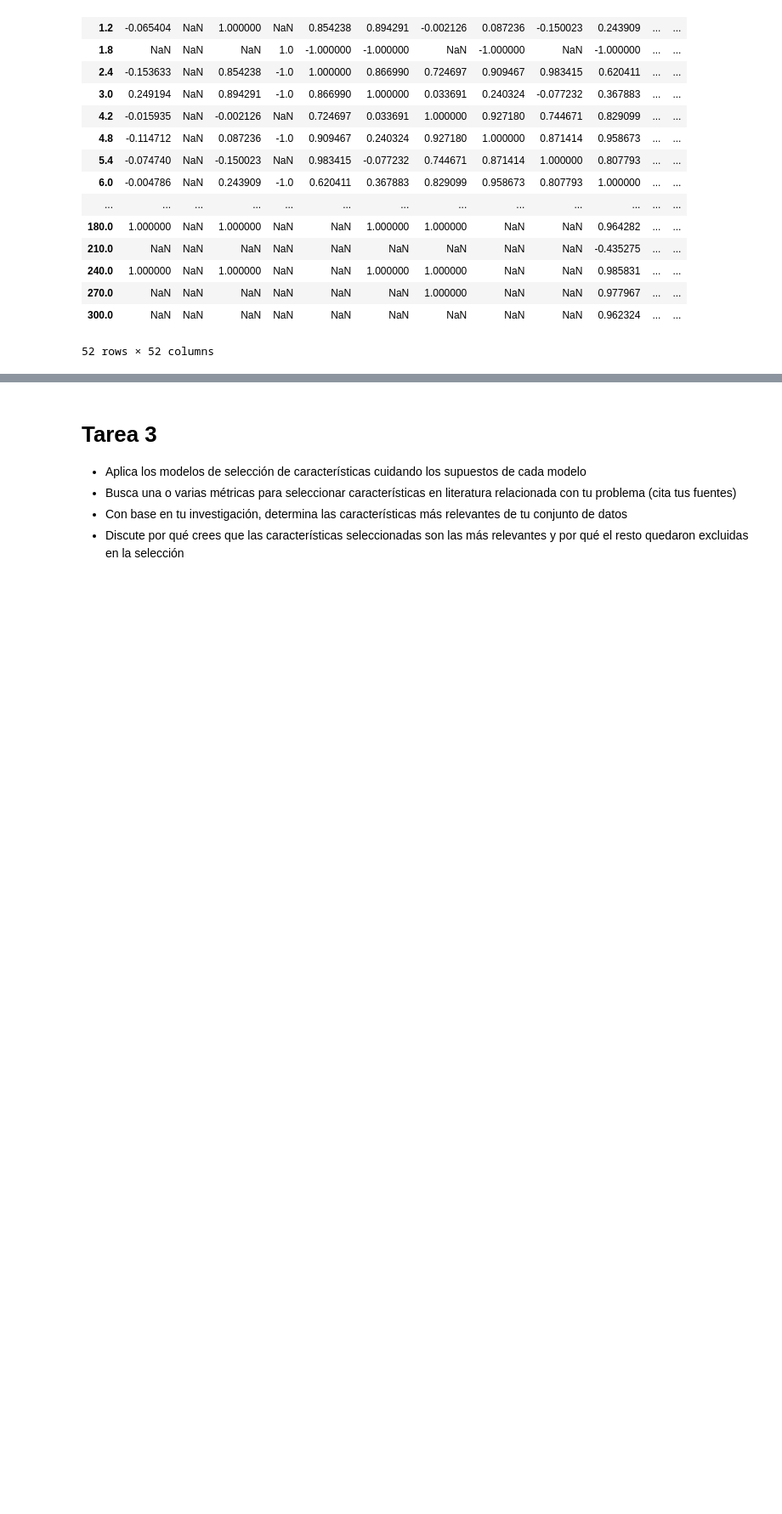
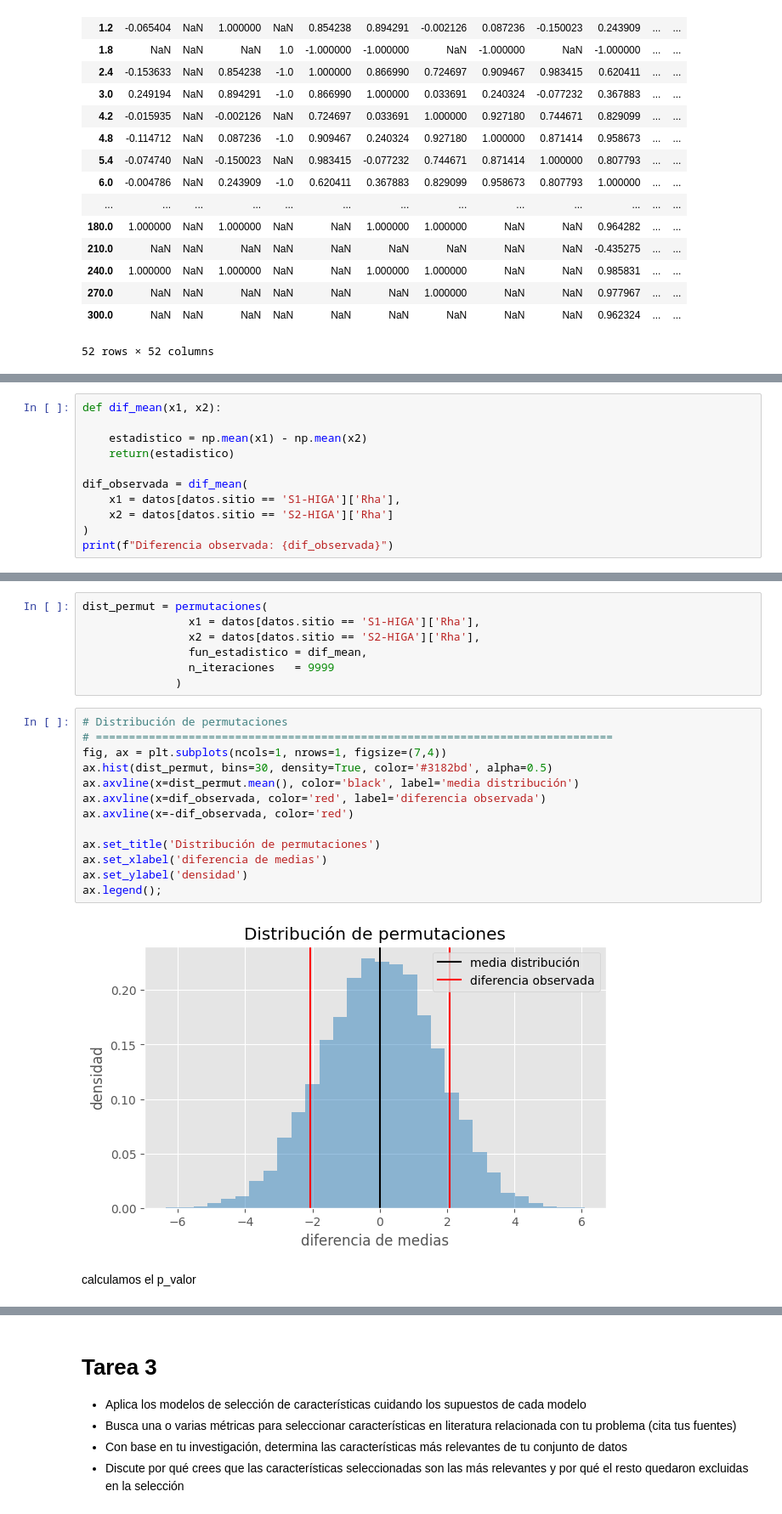
Before and after one commit to JuanJT117/Clase-de-aprendizaje-automatico, a Jupyter notebook: Tareas/Tarea_Aprendizaje_Automatico.ipynb, the cells around one changed output, grey strips where cells are left out. Shown: that part at 85% size. Saved outputs shown, nothing was run; the diff lists cells and outputs as text; blank space fills up the shorter version.

```diff
--- a/Tareas/Tarea_Aprendizaje_Automatico.ipynb
+++ b/Tareas/Tarea_Aprendizaje_Automatico.ipynb
@@ -481,0 +794,11 @@ from scipy.stats import norm
+# %%
+def dif_mean(x1, x2):
+
+    estadistico = np.mean(x1) - np.mean(x2)
+    return(estadistico)
+
+dif_observada = dif_mean(
+    x1 = datos[datos.sitio == 'S1-HIGA']['Rha'],
+    x2 = datos[datos.sitio == 'S2-HIGA']['Rha']
+)
+print(f"Diferencia observada: {dif_observada}")
@@ -481,0 +846,24 @@ from scipy.stats import norm
+# %%
+dist_permut = permutaciones(
+                x1 = datos[datos.sitio == 'S1-HIGA']['Rha'],
+                x2 = datos[datos.sitio == 'S2-HIGA']['Rha'],
+                fun_estadistico = dif_mean,
+                n_iteraciones   = 9999
+              )
+# %%
+# Distribución de permutaciones
+# ==============================================================================
+fig, ax = plt.subplots(ncols=1, nrows=1, figsize=(7,4))
+ax.hist(dist_permut, bins=30, density=True, color='#3182bd', alpha=0.5)
+ax.axvline(x=dist_permut.mean(), color='black', label='media distribución')
+ax.axvline(x=dif_observada, color='red', label='diferencia observada')
+ax.axvline(x=-dif_observada, color='red')
+
+ax.set_title('Distribución de permutaciones')
+ax.set_xlabel('diferencia de medias')
+ax.set_ylabel('densidad')
+ax.legend();
+# %% [output]
+[figure, added]
+# %% [markdown]
+calculamos el p_valor
```
Also changed, not shown: parts of 29 cells of this notebook, 7 other files.
